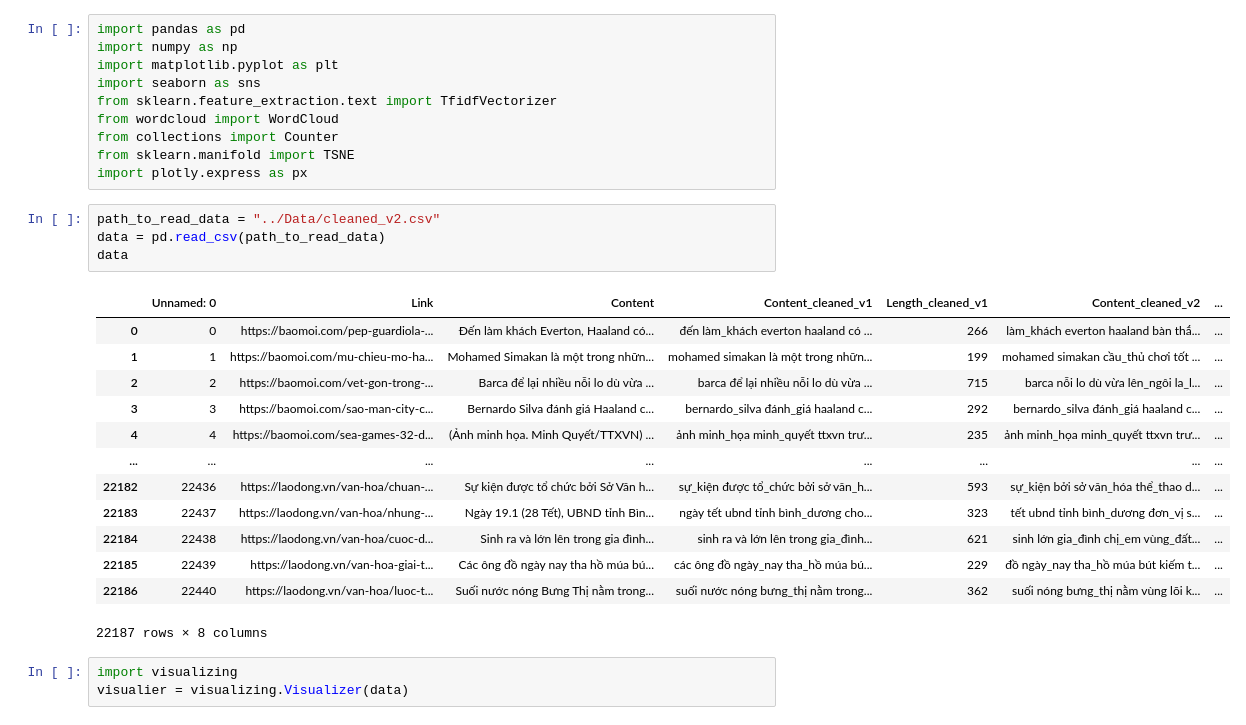
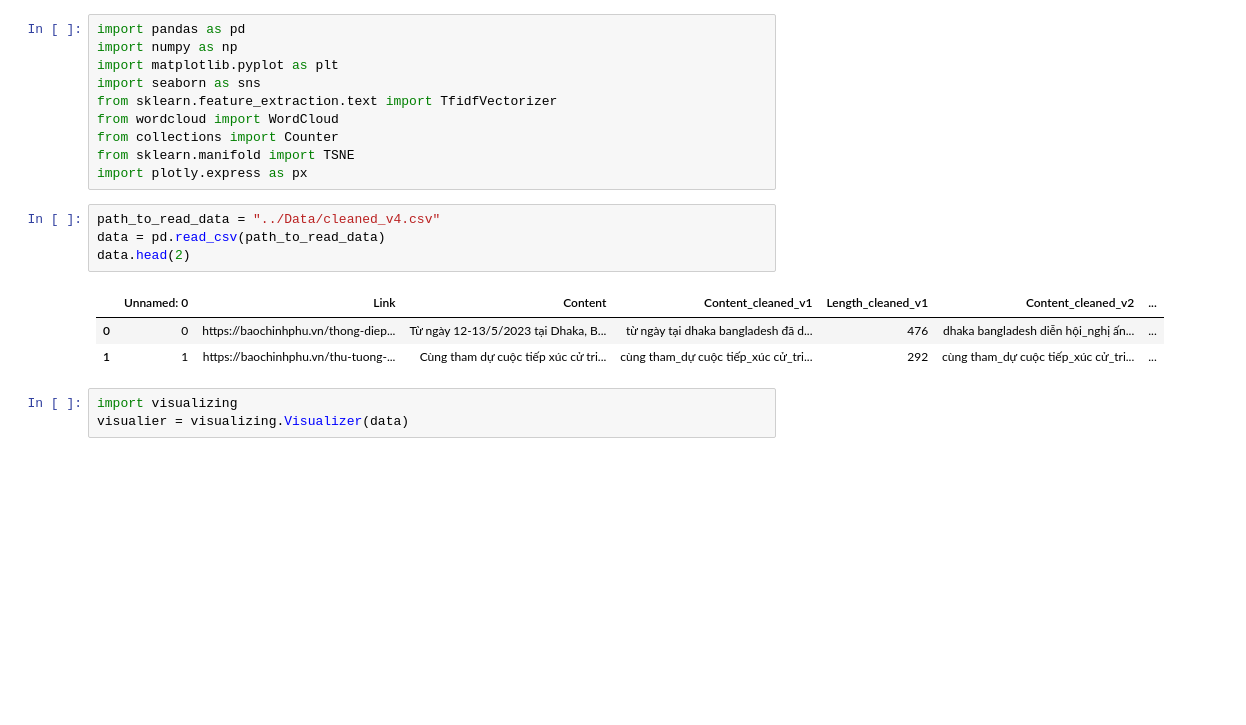
Before and after one commit to duytrandev/DATN, a Jupyter notebook: Visualization/visualize.ipynb, the cells around one changed output. Drawn from its saved outputs; the diff is of its cells as text; blank space fills up the shorter version.

```diff
--- a/Visualization/visualize.ipynb
+++ b/Visualization/visualize.ipynb
@@ -9,23 +9,13 @@ from collections import Counter
 from sklearn.manifold import TSNE
 import plotly.express as px
 # %%
-path_to_read_data = "../Data/cleaned_v2.csv"
+path_to_read_data = "../Data/cleaned_v4.csv"
 data = pd.read_csv(path_to_read_data)
-data
+data.head(2)
 # %% [output]
 |  | Unnamed: 0 | Link | Content | Content_cleaned_v1 | Length_cleaned_v1 | Content_cleaned_v2 | ... |
-| 0 | 0 | https://baomoi.com/pep-guardiola-... | Đến làm khách Everton, Haaland có... | đến làm_khách everton haaland có ... | 266 | làm_khách everton haaland bàn thắ... | ... |
-| 1 | 1 | https://baomoi.com/mu-chieu-mo-ha... | Mohamed Simakan là một trong nhữn... | mohamed simakan là một trong nhữn... | 199 | mohamed simakan cầu_thủ chơi tốt ... | ... |
-| 2 | 2 | https://baomoi.com/vet-gon-trong-... | Barca để lại nhiều nỗi lo dù vừa ... | barca để lại nhiều nỗi lo dù vừa ... | 715 | barca nỗi lo dù vừa lên_ngôi la_l... | ... |
-| 3 | 3 | https://baomoi.com/sao-man-city-c... | Bernardo Silva đánh giá Haaland c... | bernardo_silva đánh_giá haaland c... | 292 | bernardo_silva đánh_giá haaland c... | ... |
-| 4 | 4 | https://baomoi.com/sea-games-32-d... | (Ảnh minh họa. Minh Quyết/TTXVN) ... | ảnh minh_họa minh_quyết ttxvn trư... | 235 | ảnh minh_họa minh_quyết ttxvn trư... | ... |
-| ... | ... | ... | ... | ... | ... | ... | ... |
-| 22182 | 22436 | https://laodong.vn/van-hoa/chuan-... | Sự kiện được tổ chức bởi Sở Văn h... | sự_kiện được tổ_chức bởi sở văn_h... | 593 | sự_kiện bởi sở văn_hóa thể_thao d... | ... |
-| 22183 | 22437 | https://laodong.vn/van-hoa/nhung-... | Ngày 19.1 (28 Tết), UBND tỉnh Bìn... | ngày tết ubnd tỉnh bình_dương cho... | 323 | tết ubnd tỉnh bình_dương đơn_vị s... | ... |
-| 22184 | 22438 | https://laodong.vn/van-hoa/cuoc-d... | Sinh ra và lớn lên trong gia đình... | sinh ra và lớn lên trong gia_đình... | 621 | sinh lớn gia_đình chị_em vùng_đất... | ... |
-| 22185 | 22439 | https://laodong.vn/van-hoa-giai-t... | Các ông đồ ngày nay tha hồ múa bú... | các ông đồ ngày_nay tha_hồ múa bú... | 229 | đồ ngày_nay tha_hồ múa bút kiếm t... | ... |
-| 22186 | 22440 | https://laodong.vn/van-hoa/luoc-t... | Suối nước nóng Bưng Thị nằm trong... | suối nước nóng bưng_thị nằm trong... | 362 | suối nóng bưng_thị nằm vùng lõi k... | ... |
+| 0 | 0 | https://baochinhphu.vn/thong-diep... | Từ ngày 12-13/5/2023 tại Dhaka, B... | từ ngày tại dhaka bangladesh đã d... | 476 | dhaka bangladesh diễn hội_nghị ấn... | ... |
+| 1 | 1 | https://baochinhphu.vn/thu-tuong-... | Cùng tham dự cuộc tiếp xúc cử tri... | cùng tham_dự cuộc tiếp_xúc cử_tri... | 292 | cùng tham_dự cuộc tiếp_xúc cử_tri... | ... |
-22187 rows × 8 columns
 # %%
 import visualizing
 visualier = visualizing.Visualizer(data)
```
Also changed, not shown: parts of 20 cells of this notebook, 10 other files.
